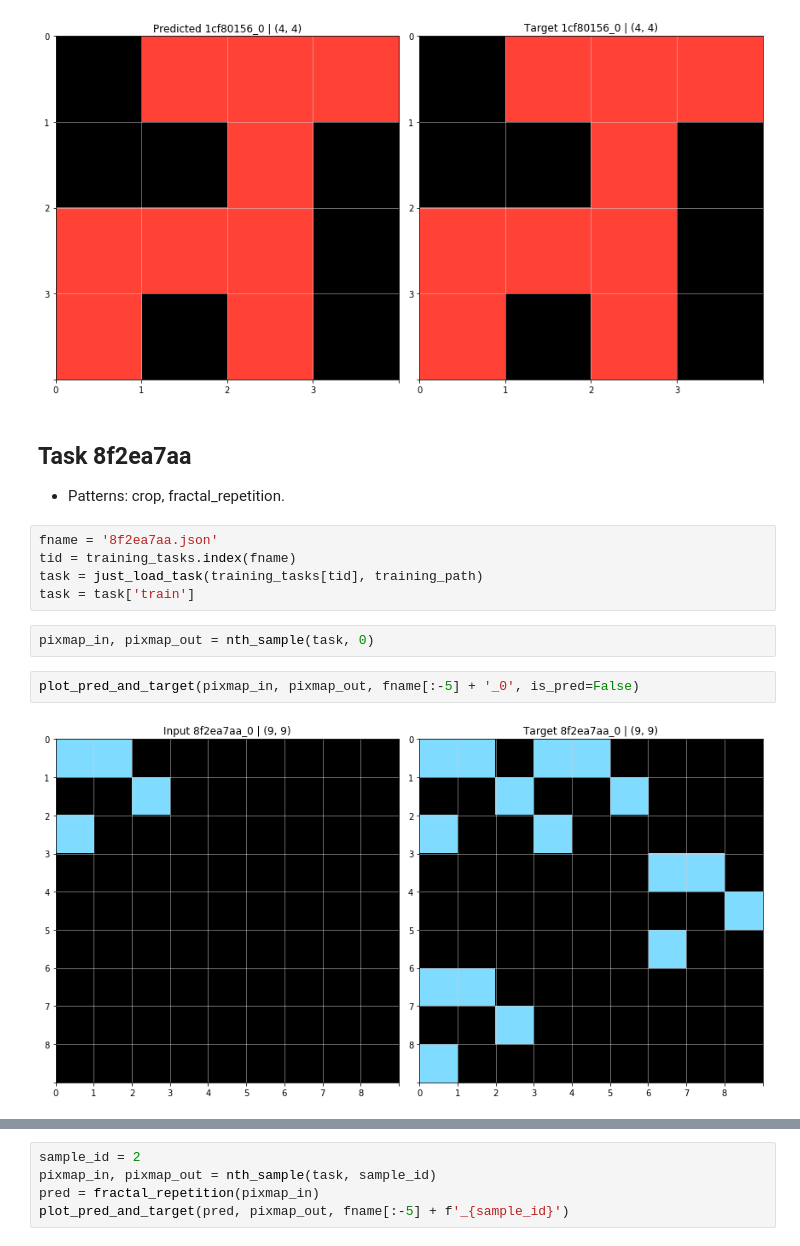
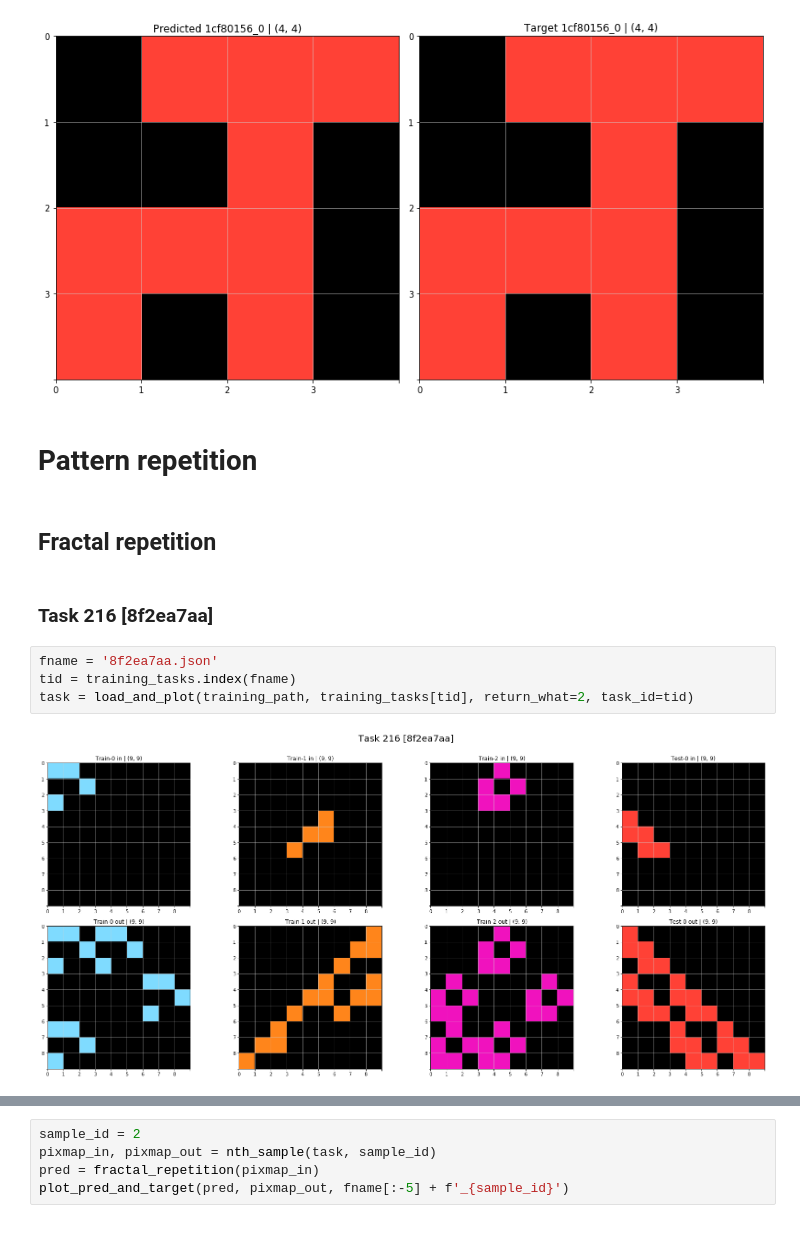
Before and after one commit to vitalwarley/abstract_reasoning, a Jupyter notebook: solving.ipynb, the cells around one changed output, grey strips where cells are left out. Cells and saved outputs as stored; diff of their text form.

```diff
--- a/solving.ipynb
+++ b/solving.ipynb
@@ -34,19 +65,16 @@ pred = crop_to_content_unlifted(pixmap_in)
 plot_pred_and_target(pred, pixmap_out, fname[:-5] + '_0')
 # %% [output]
 [figure]
+# %% [markdown]
+# Pattern repetition
+# %% [markdown]
+## Fractal repetition
 # %% [markdown]
-## Task 8f2ea7aa
-
-- Patterns: crop, fractal_repetition.
+### Task 216 [8f2ea7aa]
 # %%
 fname = '8f2ea7aa.json'
 tid = training_tasks.index(fname)
-task = just_load_task(training_tasks[tid], training_path)
-task = task['train']
+task = load_and_plot(training_path, training_tasks[tid], return_what=2, task_id=tid)
+# %% [output]
+[figure, added]
-# %%
-pixmap_in, pixmap_out = nth_sample(task, 0)
-# %%
-plot_pred_and_target(pixmap_in, pixmap_out, fname[:-5] + '_0', is_pred=False)
-# %% [output]
-[figure, removed]
 # %%
```
Also changed, not shown: parts of 58 cells of this notebook, 2 other files.
